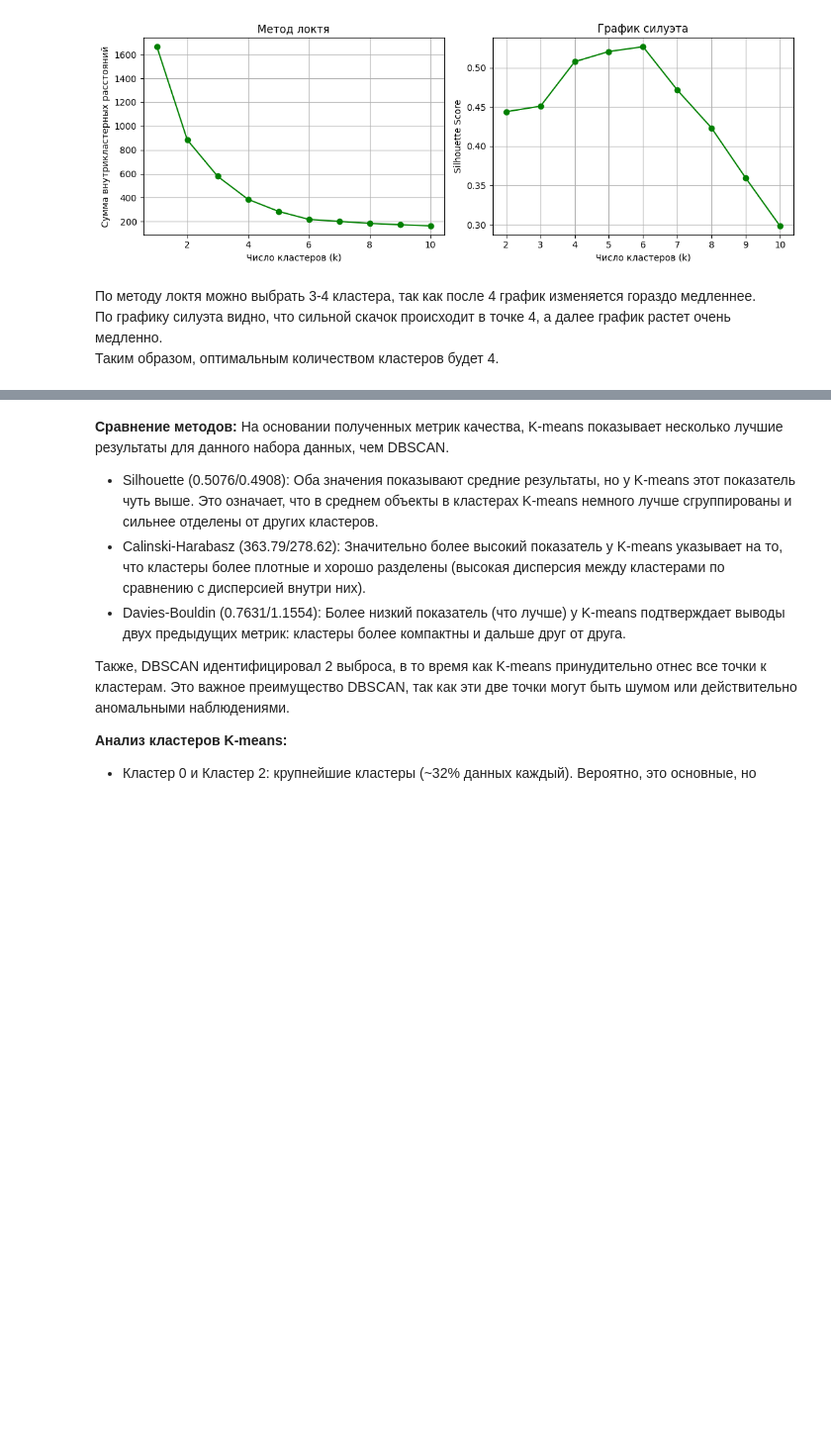
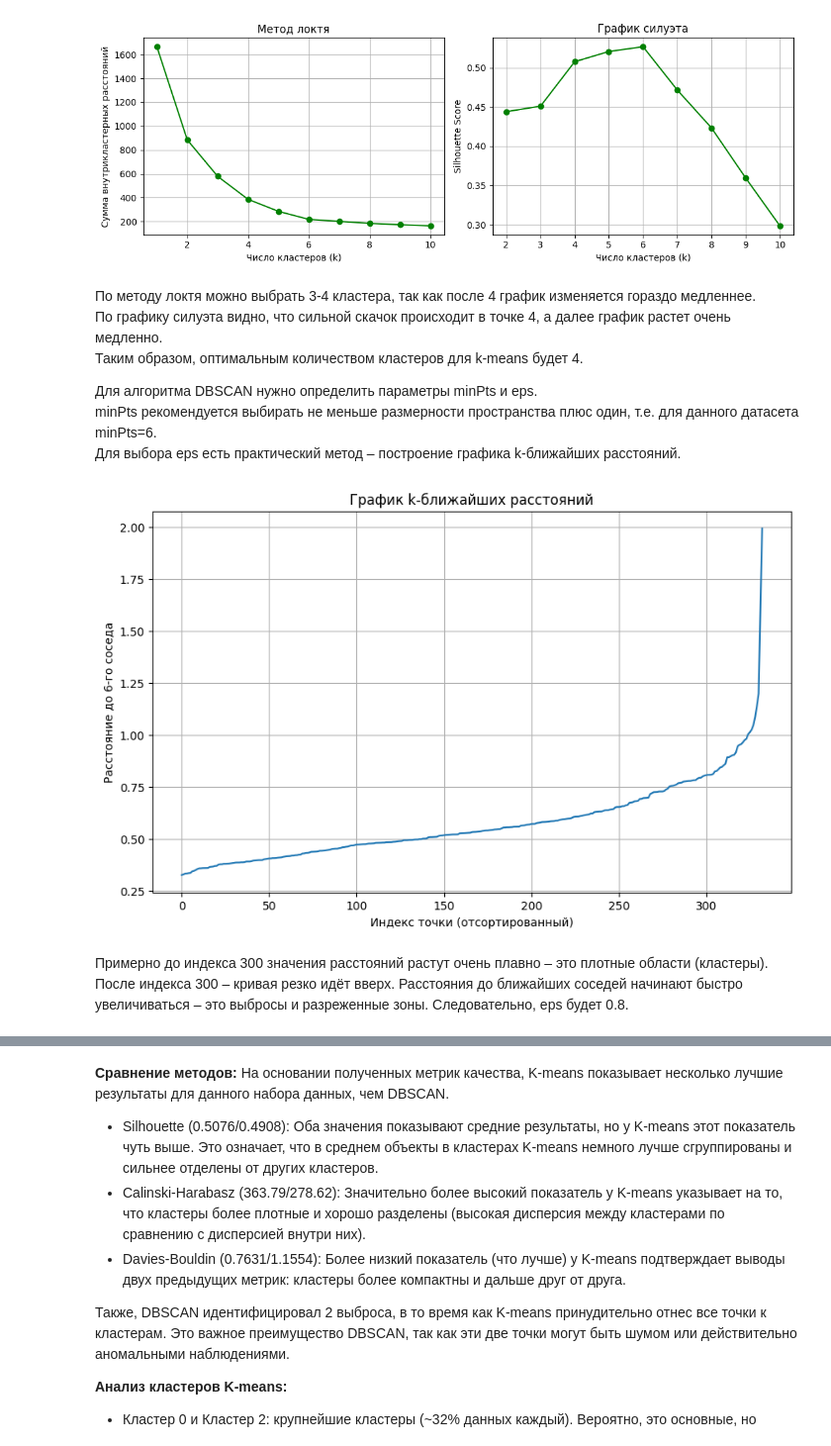
Before and after one commit to vchkashka/-_4, a Jupyter notebook: lab4_penguins.ipynb, the cells around one changed output, grey strips where cells are left out. Shown at 99% size. Cells and saved outputs as stored; diff of their text form; code cells hidden in the pictures; blank space fills up the shorter version.

```diff
--- a/lab4_penguins.ipynb
+++ b/lab4_penguins.ipynb
@@ -230,7 +230,31 @@ plt.show()
 # %% [markdown]
 По методу локтя можно выбрать 3-4 кластера, так как после 4 график изменяется гораздо медленнее.<br>
 По графику силуэта видно, что сильной скачок происходит в точке 4, а далее график растет очень медленно.<br>
-Таким образом, оптимальным количеством кластеров будет 4.
+Таким образом, оптимальным количеством кластеров для k-means будет 4.
+
+Для алгоритма DBSCAN нужно определить параметры minPts и eps.<br>
+minPts рекомендуется выбирать не меньше размерности пространства плюс один, т.е. для данного датасета minPts=6.<br>
+Для выбора eps есть практический метод – построение графика k-ближайших расстояний.
+# %%
+from sklearn.neighbors import NearestNeighbors
+
+neighbors = NearestNeighbors(n_neighbors=6)
+neighbors_fit = neighbors.fit(df_scaled)
+distances, indices = neighbors_fit.kneighbors(df_scaled)
+
+k_distances = sorted(distances[:, 5])
+
+plt.figure(figsize=(10,6))
+plt.plot(k_distances)
+plt.title("График k-ближайших расстояний")
+plt.xlabel("Индекс точки (отсортированный)")
+plt.ylabel("Расстояние до 6-го соседа")
+plt.grid(True)
+plt.show()
+# %% [output]
+[figure, added]
+# %% [markdown]
+Примерно до индекса 300 значения расстояний растут очень плавно – это плотные области (кластеры). После индекса 300 – кривая резко идёт вверх. Расстояния до ближайших соседей начинают быстро увеличиваться – это выбросы и разреженные зоны. Следовательно, eps будет 0.8.
 # %%
 k = 4
 
```
Also changed, not shown: parts of 3 cells of this notebook.
